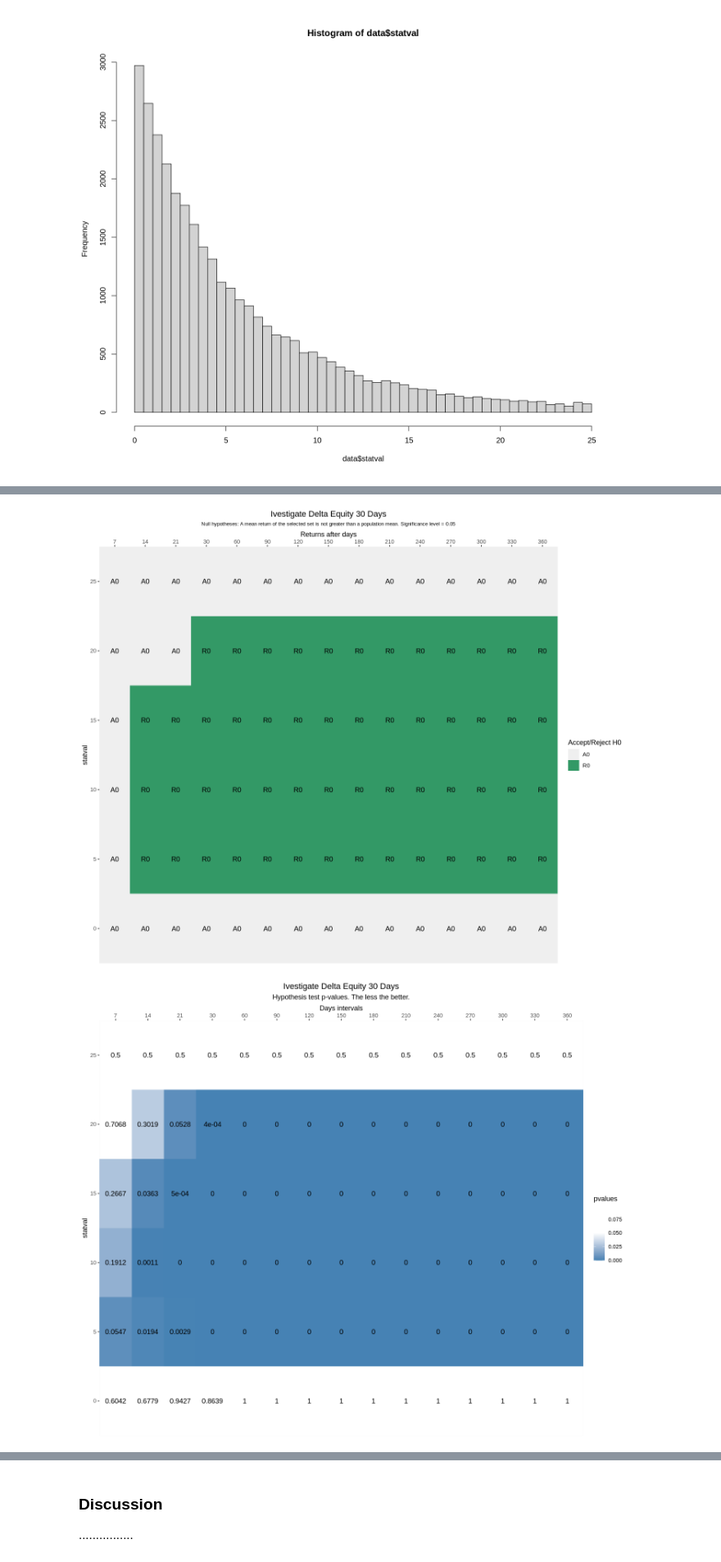
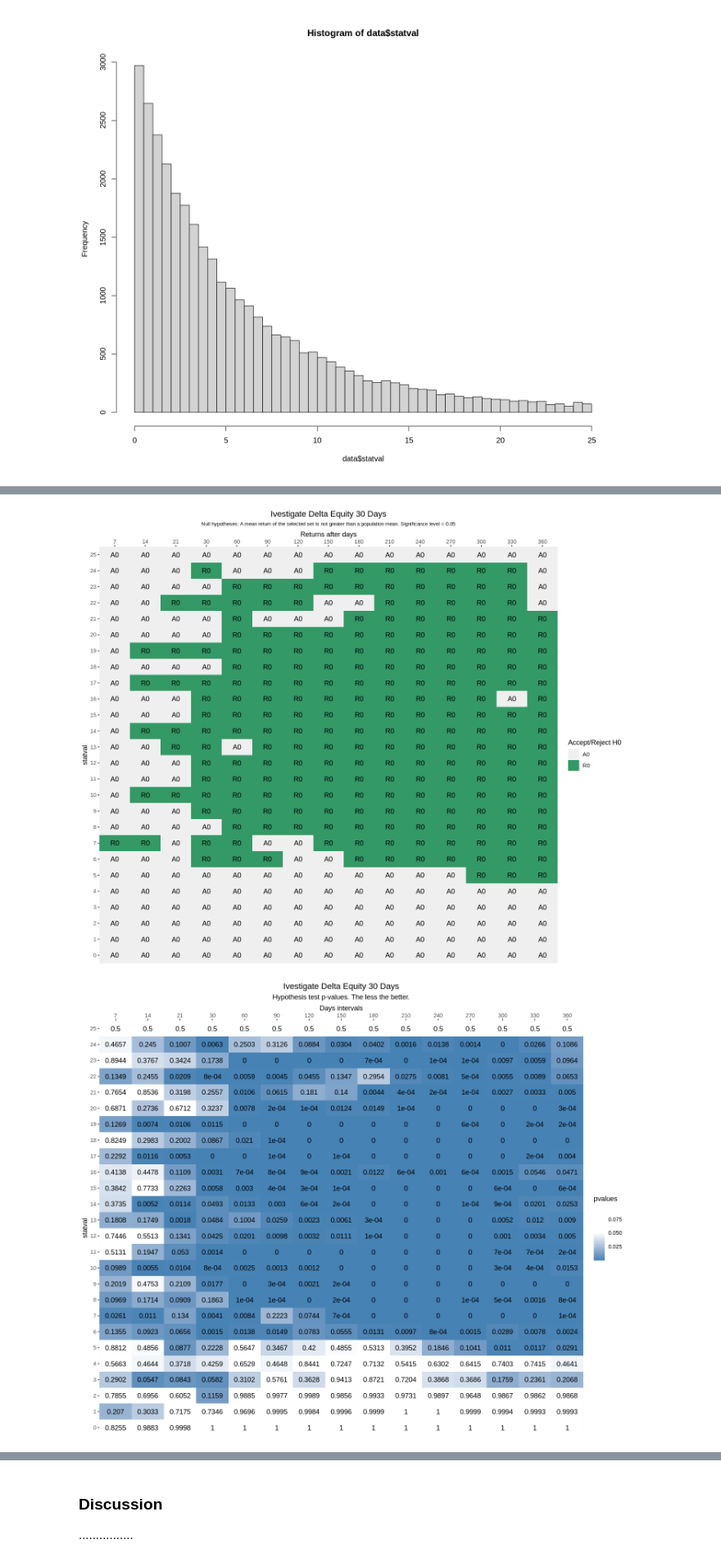
Before and after one commit to Svancara/C2ScoringWorkbench, a Jupyter notebook: C2Score_Deltaequityp30.ipynb, the cells around one changed output, grey strips where cells are left out. Shown at 82% size. Cells and saved outputs as stored; diff of their text form; code cells hidden in the pictures.

```diff
--- a/C2Score_Deltaequityp30.ipynb
+++ b/C2Score_Deltaequityp30.ipynb
@@ -48,23 +48,23 @@ hist(data$statval,breaks=50)
 # %%
 experiment = list(
   name = "deltaequityp30",
   description = "Ivestigate Delta Equity 30 Days",
   sqlText = sql, # the sql above
   attributeName = "statval",
-  attributeSteps = seq(from = 0, to = 25, by = 5))
+  attributeSteps = seq(from = 0, to = 25, by = 1))
 
 result = makeExperiment(experiment)
 # %% [output]
 We have calculated and stored the whole population statistics of strategies daily returns after 7, 14, ..., 360 days. Day after day. Now, we selected a particular statistics data (a sample) from the w ...
 
 The following table contains this hypothesis tests for defined stats intervals and all 7, 14, ..., 360 days time intervals.
 
 
 Descriptive stats of all data selected in the experiment:
      Systems    Obsrvtns     Minimum     1st Qu.      Median        Mean     3rd Qu.     Maximum          SD
         1740       32312      0.1000      1.6000      3.8000      5.5594      7.9000     25.0000      5.2888
-[figure, old version]
+[figure, new version]
-[figure, old version]
+[figure, new version]
 # %%
 showSDLessHypothesisTest(experiment, result)
 # %% [output]
```
Also changed, not shown: parts of 9 cells of this notebook, 13 other files.
